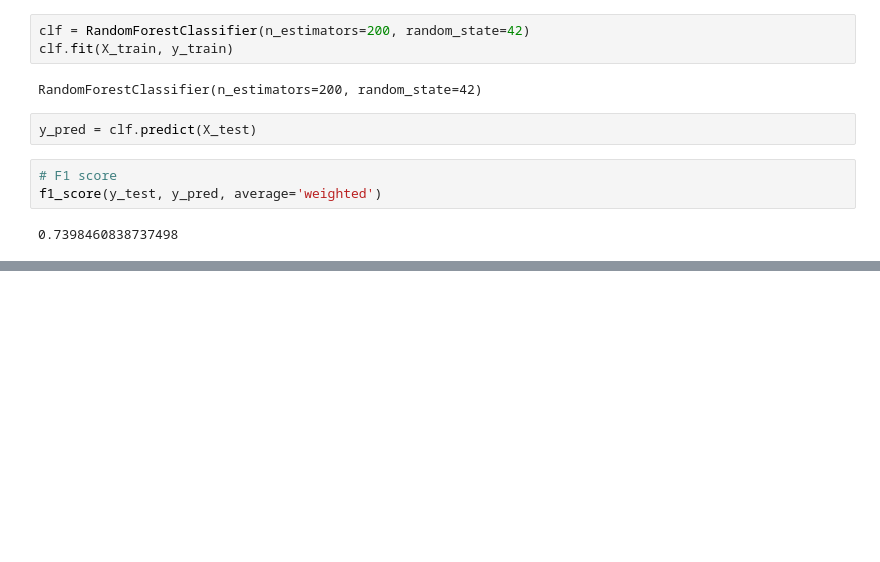
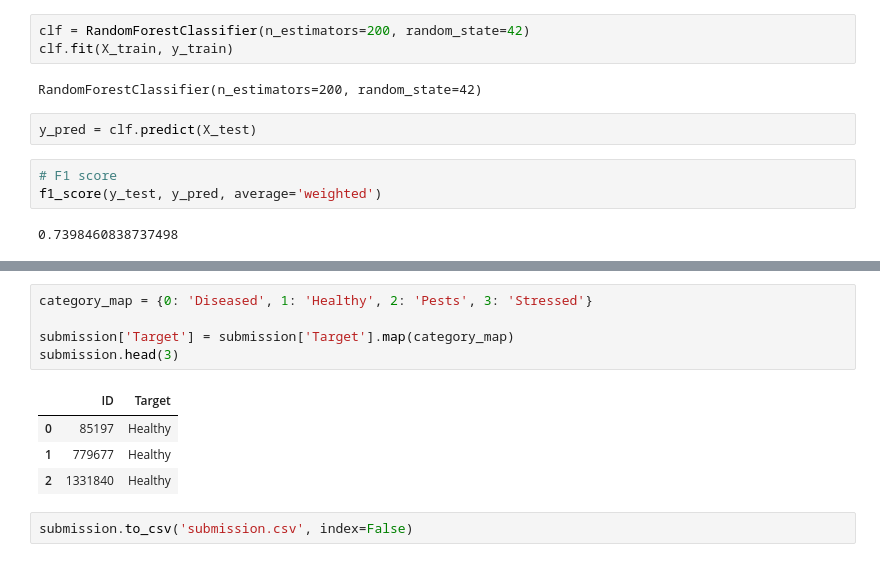
Before and after one commit to AduragbemiOyinlola/TCHC, a Jupyter notebook: crop_health.ipynb, the cells around one changed output, grey strips where cells are left out. Cells and saved outputs as stored; diff of their text form; blank space fills up the shorter version.

```diff
--- a/crop_health.ipynb
+++ b/crop_health.ipynb
@@ -350,0 +373,12 @@ f1_score(y_test, y_pred, average='weighted')
+# %%
+category_map = {0: 'Diseased', 1: 'Healthy', 2: 'Pests', 3: 'Stressed'}
+
+submission['Target'] = submission['Target'].map(category_map)
+submission.head(3)
+# %% [output]
+|  | ID | Target |
+| 0 | 85197 | Healthy |
+| 1 | 779677 | Healthy |
+| 2 | 1331840 | Healthy |
+# %%
+submission.to_csv('submission.csv', index=False)
```
Also changed, not shown: parts of 5 cells of this notebook.
